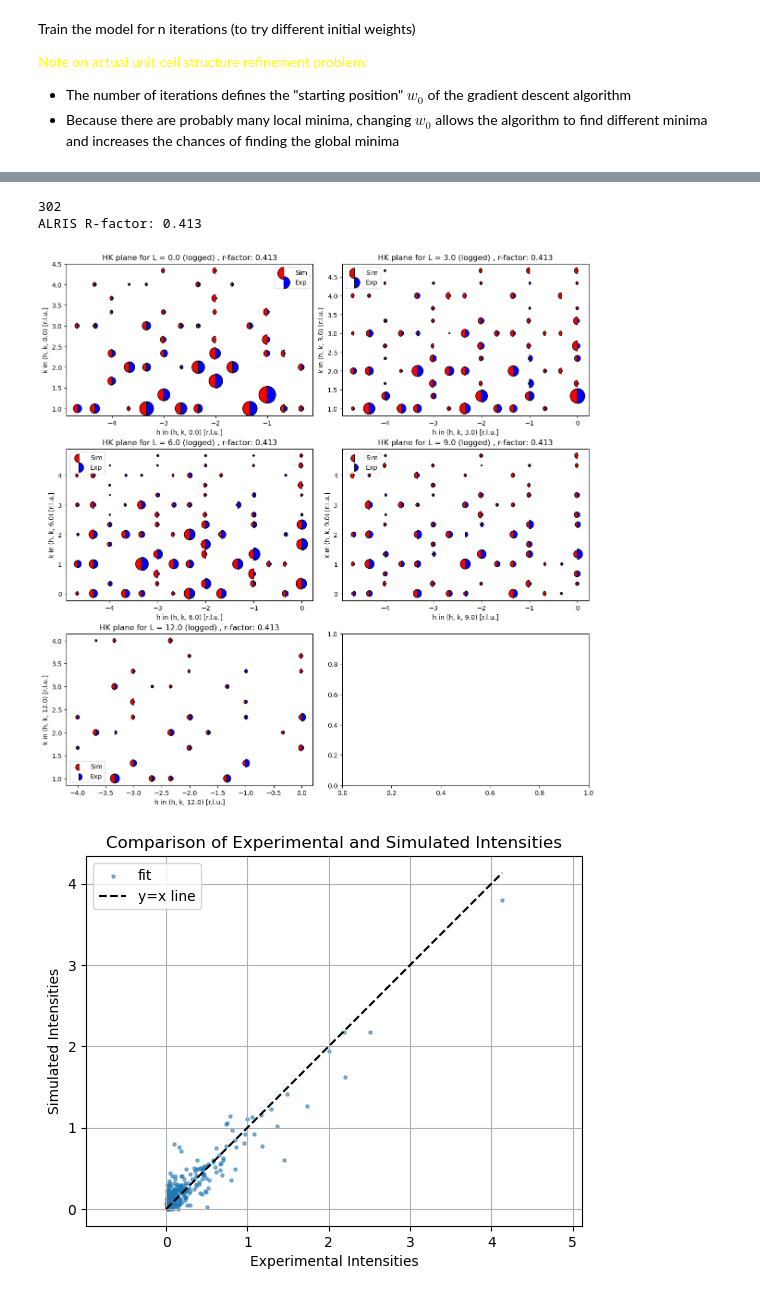
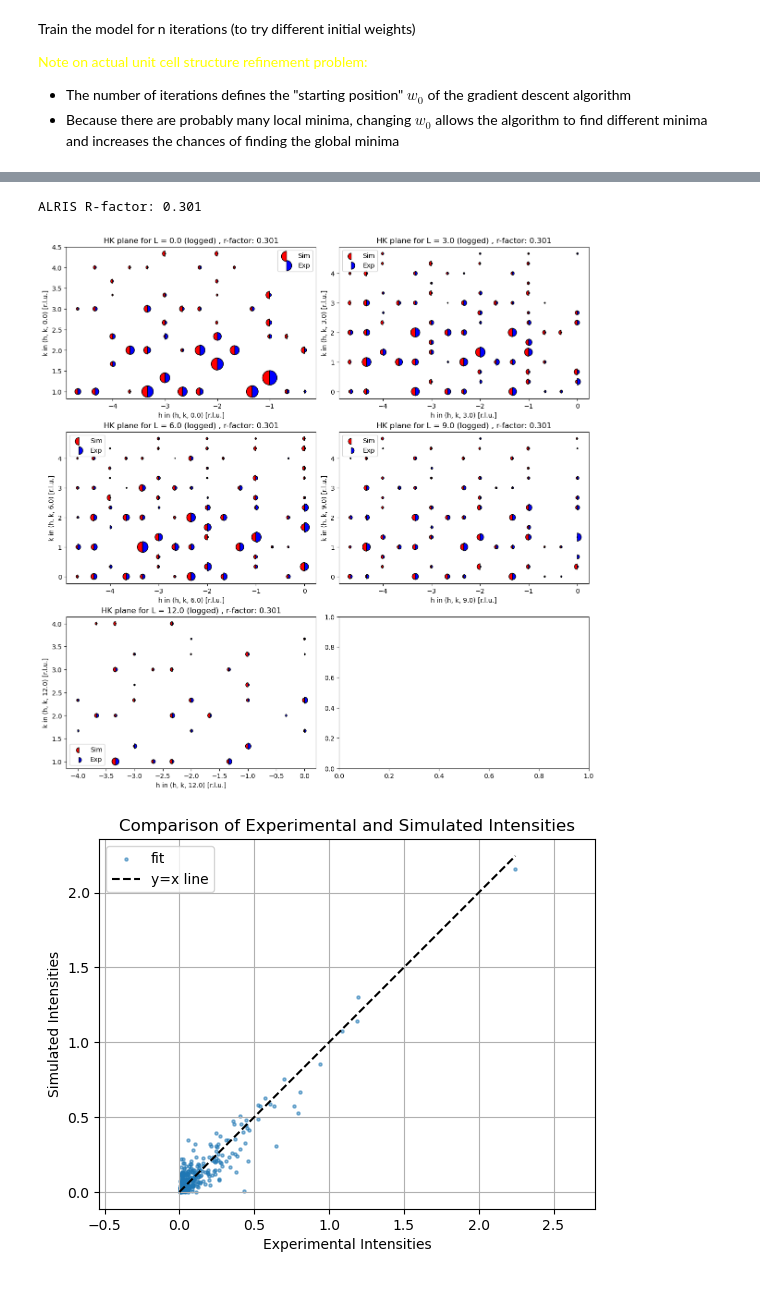
Before and after one commit to bleubreeymeow/alrisDistortionFit, a Jupyter notebook: PBCO/PBCO_1_3_inplane/C2/C2_gradient_descent.ipynb, the cells around one changed output, grey strips where cells are left out. Cells and saved outputs as stored; diff of their text form; code cells hidden in the pictures.

```diff
--- a/PBCO/PBCO_1_3_inplane/C2/C2_gradient_descent.ipynb
+++ b/PBCO/PBCO_1_3_inplane/C2/C2_gradient_descent.ipynb
@@ -563,8 +580,9 @@ mode a102 Pmmm[1/3,0,0]SM1(a,b)[O4:q:dsp]B1(b) : -0.10283297
 # %%
 def alris_r_factor(data):
+    # exp_intensity = data['normalised_exp']
     exp_intensity = data['normalised_exp']
     simulated_intensity = data['intensity_sim']
-    alris_r_factor = np.sum(np.abs(exp_intensity - simulated_intensity)) / np.sum(np.abs(exp_intensity))
+    alris_r_factor = np.sum(np.abs(np.sqrt(exp_intensity) - np.sqrt(simulated_intensity))) / np.sum(np.sqrt(exp_intensity))
     return alris_r_factor
 
 
@@ -614,7 +632,7 @@ def plot_plane_sim_vs_exp_DIM3_no_bragg(ax, df, r_factor, l, norm_plane=False):
 exp_data = experimental_data.copy()
 
 
-exp_data['intensity_sim'] = fun_tf(features, best_model_pars, matrix).numpy()
+exp_data['intensity_sim'] = fun_tf(features, best_model_pars, matrix, hkl_indices).numpy()
 
 
 normalised_exp_data = exp_data['intensity_exp'] /  np.float32(275455.80456422985) * 10000
@@ -635,34 +653,35 @@ for i, l in enumerate(l_values):
     plot_plane_sim_vs_exp_DIM3(axs[i], exp_data, r_factor,l, norm_plane=False)
 
 plt.show()
 
 normalised_exp = normalised_exp_data
 
 x = np.linspace(0 ,max(normalised_exp), 100)
 y = x
 plt.scatter(normalised_exp, exp_data['intensity_sim'], s=5, alpha=0.5 , label='fit')
 plt.plot(x , y, color='black', linestyle='--', label='y=x line')
 plt.legend()
 plt.grid(True)
 plt.title('Comparison of Experimental and Simulated Intensities')
 plt.xlabel('Experimental Intensities')
 plt.ylabel('Simulated Intensities')
 plt.axis('equal')
+# plt.xlim(0 , 1.2)
+# plt.ylim(0 , 1.0)
 plt.show()
 
 
 #plot a historgram of the percentage difference in intensity between experimental and simulated
 percentage_diff = np.abs(normalised_exp - exp_data['intensity_sim']) / normalised_exp * 100
 exp_data['percentage_diff'] = percentage_diff
 plt.figure(figsize=(10, 6))
 plt.hist(percentage_diff, bins=np.linspace(-200 , 200 , 50), alpha=0.7, color='purple')
 plt.title('Histogram of Percentage Differences Between Experimental and Simulated Intensities')
 plt.xlabel('Percentage Difference (Experimental - Simulated)')
 plt.ylabel('Frequency')
 plt.grid(True)
 plt.show()
 # %% [output]
-302
-ALRIS R-factor: 0.413
+ALRIS R-factor: 0.301
-[figure, old version]
+[figure, new version]
-[figure, old version]
+[figure, new version]
```
Also changed, not shown: parts of 8 cells of this notebook, 55 other files.
